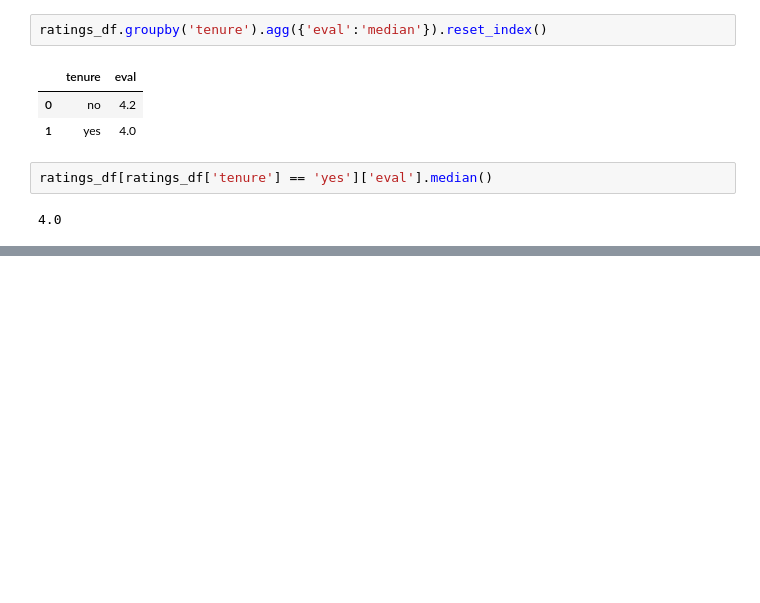
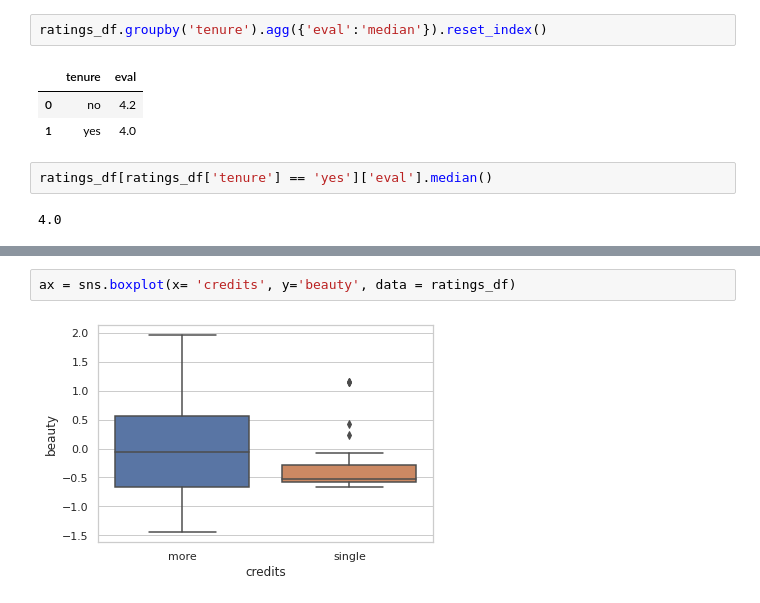
Before and after one commit to Muhliscm/Course-era-captone, a Jupyter notebook: statistics.ipynb, the cells around one changed output, grey strips where cells are left out. Cells and saved outputs as stored; diff of their text form; blank space fills up the shorter version.

```diff
--- a/statistics.ipynb
+++ b/statistics.ipynb
@@ -139,0 +204,4 @@ ratings_df[ratings_df['tenure'] == 'yes']['eval'].median()
+# %%
+ax = sns.boxplot(x= 'credits', y='beauty', data = ratings_df)
+# %% [output]
+[figure, added]
```
Also changed, not shown: parts of 15 cells of this notebook.
